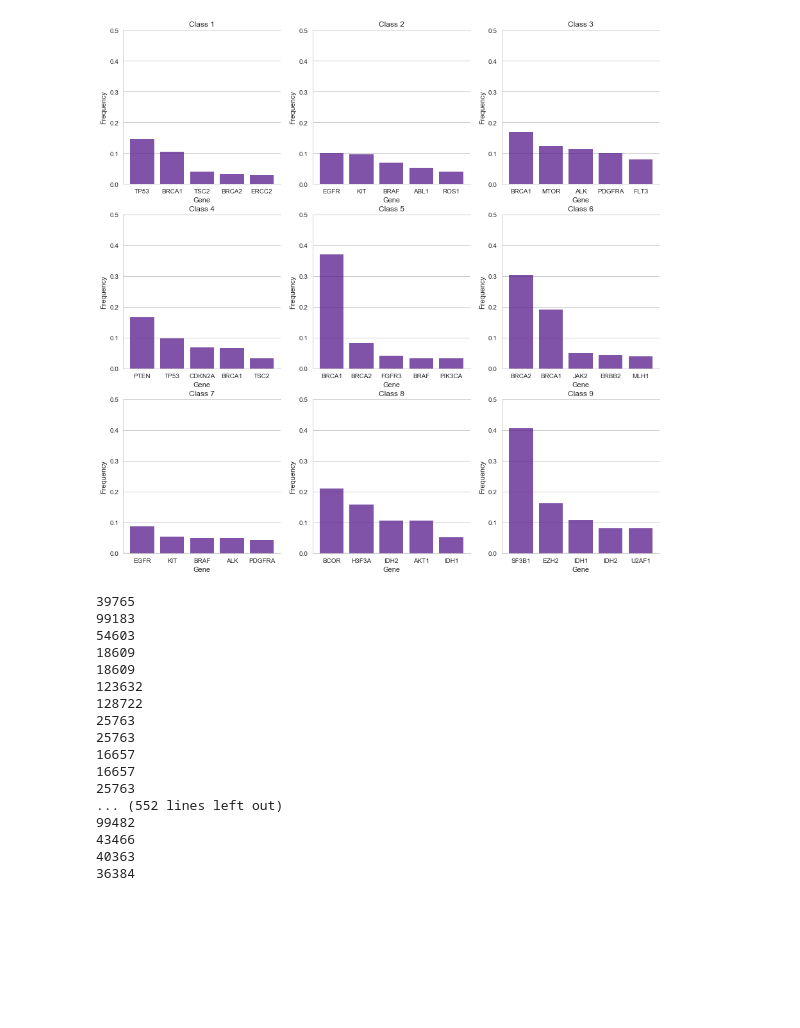
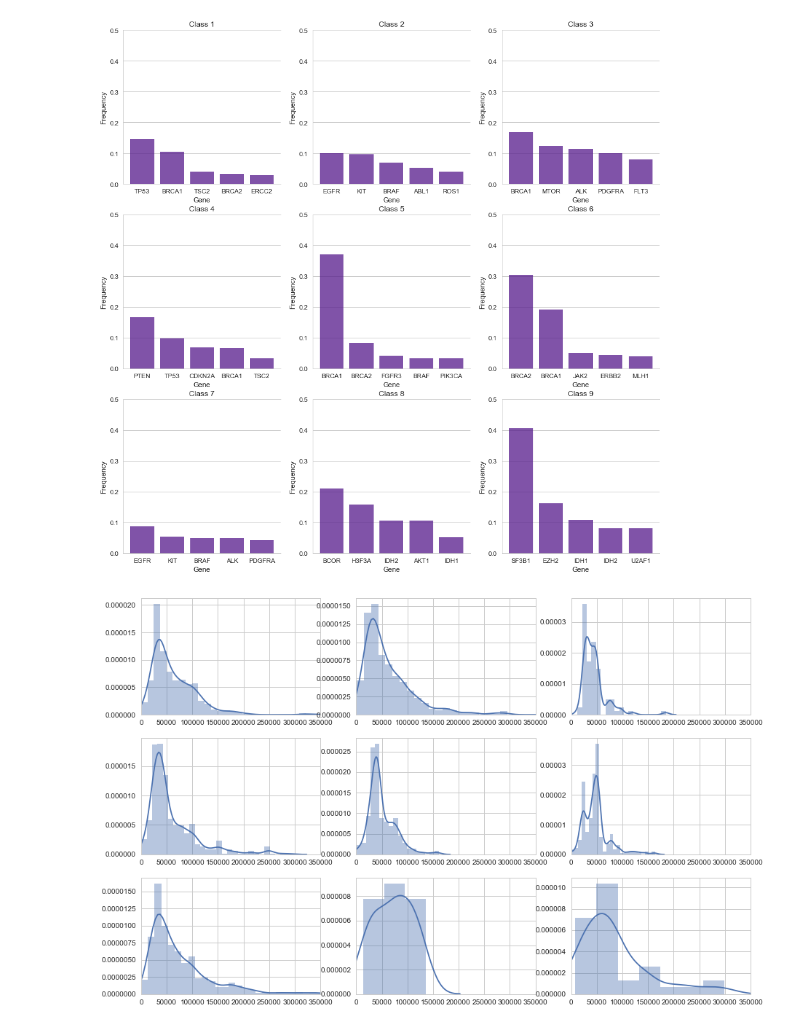
Before and after one commit to IEtoI/PersonalizedMedicine, a Jupyter notebook: PersonalizedMedicine.ipynb, the cells around one changed output. Saved outputs shown, nothing was run; the diff lists cells and outputs as text; code cells hidden in the pictures; blank space fills up the shorter version.

```diff
--- a/PersonalizedMedicine.ipynb
+++ b/PersonalizedMedicine.ipynb
@@ -128,26 +129,15 @@ for i,group in enumerate(df_train_grouped):
     fig = plt.bar(range(5), most_frequent/total, color="#551a8b", alpha=0.75)
 # %% [output]
 [figure]
-# %%
-for group in df_train_grouped:
-        for text in group[1]["Text"]:
-            print(len(text))
-        break
-# %% [output]
-39765
-99183
-54603
-18609
-18609
-123632
-128722
-25763
-25763
-16657
-16657
-25763
-... (552 lines left out)
-99482
-43466
-40363
-36384
+# %%
+plt.figure(figsize=(15,10))
+for i, group in enumerate(df_train_grouped):
+    ax = plt.subplot(3,3,i+1)
+    plt.xlim(0,350000)
+    length = []
+    for text in group[1]["Text"]:
+        length.append(len(text))
+    #plt.hist(length,bins=50,color="purple", alpha=0.66)
+    sns.distplot(length)
+# %% [output]
+[figure, added]
```
Also changed, not shown: parts of 1 cell of this notebook.
